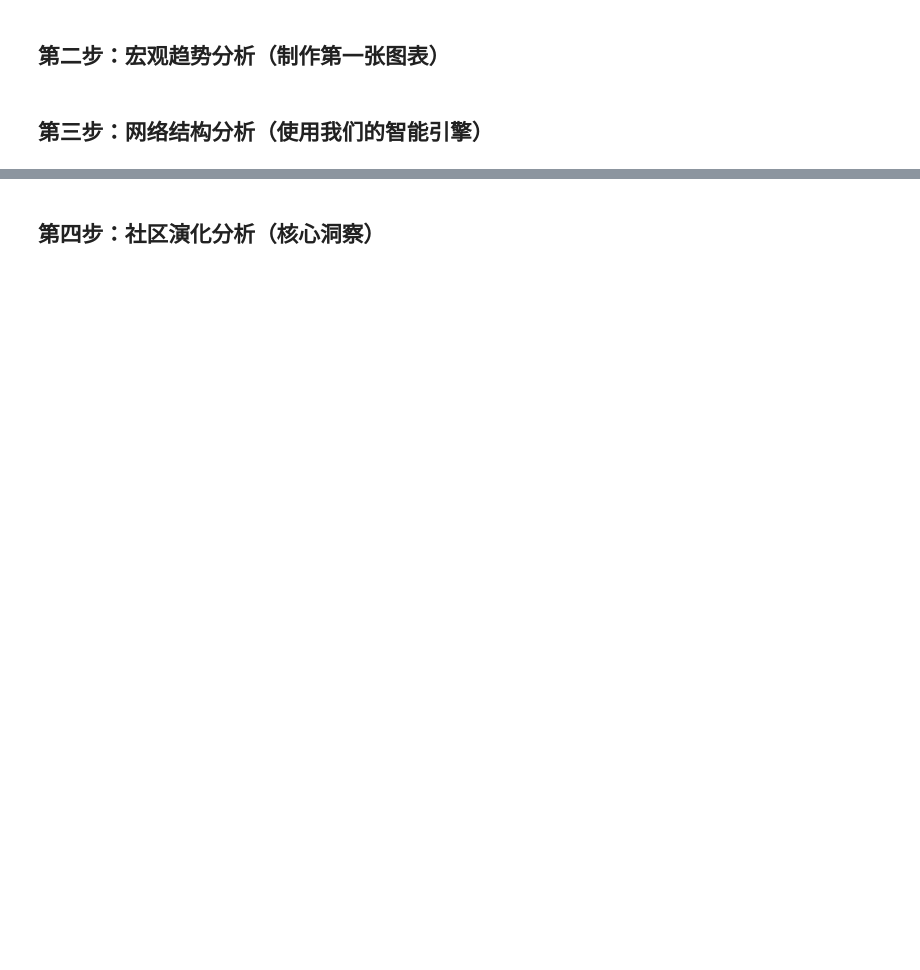
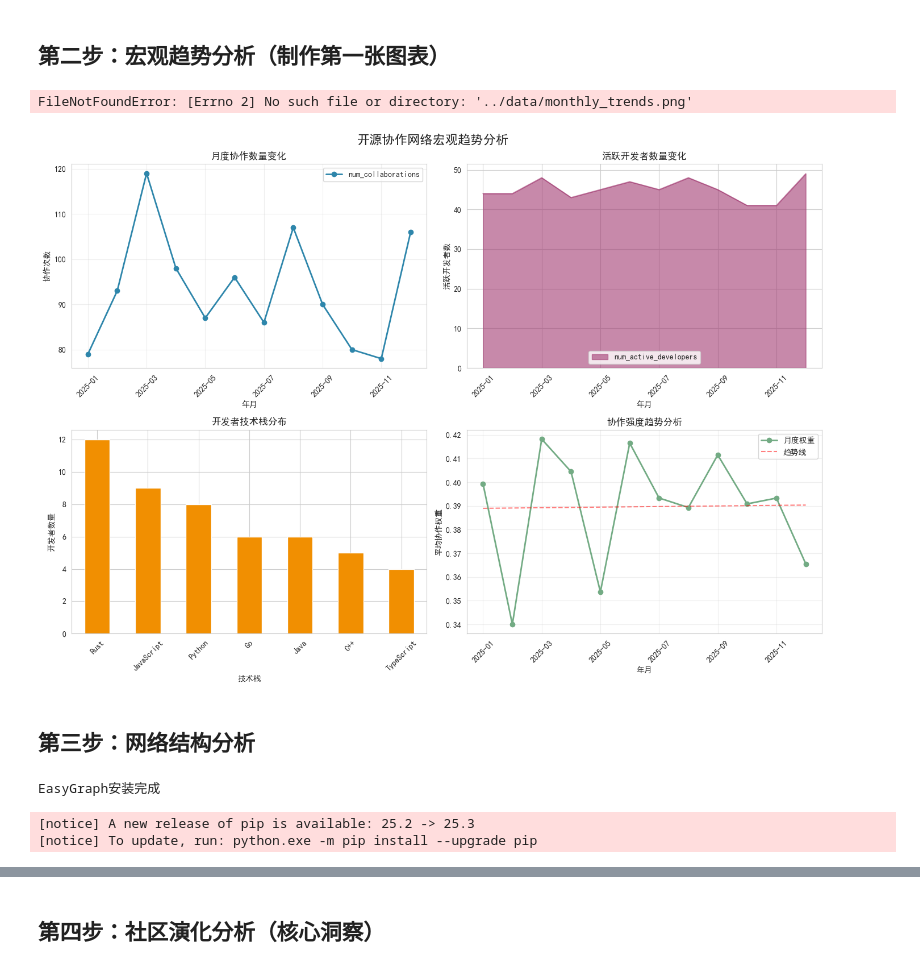
Before and after one commit to perrrseus/OpenSaga, a Jupyter notebook: examples/temporal_analysis.ipynb, the cells around one changed output, grey strips where cells are left out. Saved outputs shown, nothing was run; the diff lists cells and outputs as text; code cells hidden in the pictures; blank space fills up the shorter version.

```diff
--- a/examples/temporal_analysis.ipynb
+++ b/examples/temporal_analysis.ipynb
@@ -30,18 +38,16 @@ print("✅ 环境准备完成")
 # %%
-# 加载已经生成的数据
 print("加载数据文件...")
 
-developers_df = pd.read_csv('../data/developers.csv')
-collab_df = pd.read_csv('../data/collaborations_temporal.csv')
-monthly_df = pd.read_csv('../data/monthly_metrics.csv')
-latest_network_df = pd.read_csv('../data/latest_network.csv')
+developers_df = pd.read_csv('data/developers.csv')
+collab_df = pd.read_csv('data/collaborations_temporal.csv')
+monthly_df = pd.read_csv('data/monthly_metrics.csv')
+latest_network_df = pd.read_csv('data/latest_network.csv')
 
 print(f"✅ 开发者数据: {len(developers_df)} 位开发者")
 print(f"✅ 协作记录: {len(collab_df)} 条时序记录")
 print(f"✅ 月度指标: {len(monthly_df)} 个月份")
 print(f"✅ 最新网络: {len(latest_network_df)} 条边")
 
-# 显示数据预览
 print("\n开发者数据预览:")
 display(developers_df.head())
 
@@ -51,6 +78,16 @@ display(collab_df.head())
 # %% [markdown]
 ## 第二步：宏观趋势分析（制作第一张图表）
 # %%
+import matplotlib.pyplot as plt
+import matplotlib
+
+try:
+    plt.rcParams['font.sans-serif'] = ['SimHei', 'Microsoft YaHei', 'DejaVu Sans']
+    plt.rcParams['axes.unicode_minus'] = False
+    use_chinese = True
+except:
+    use_chinese = False
+
 # 创建第一个可视化：协作活动趋势
 fig, axes = plt.subplots(2, 2, figsize=(14, 10))
 fig.suptitle('开源协作网络宏观趋势分析', fontsize=16, fontweight='bold')
@@ -62,37 +99,60 @@ monthly_df.plot(x='year_month', y='num_collaborations', kind='line',
 ax1.set_title('月度协作数量变化', fontsize=12)
 ax1.set_xlabel('年月')
 ax1.set_ylabel('协作次数')
 ax1.tick_params(axis='x', rotation=45)
 ax1.grid(True, alpha=0.3)
 
 # 2. 活跃开发者数量趋势
 ax2 = axes[0, 1]
 monthly_df.plot(x='year_month', y='num_active_developers', kind='area',
                 alpha=0.6, ax=ax2, color='#A23B72')
 ax2.set_title('活跃开发者数量变化', fontsize=12)
 ax2.set_xlabel('年月')
 ax2.set_ylabel('活跃开发者数')
 ax2.tick_params(axis='x', rotation=45)
 
-# 3. 技术栈分布（条形图）
+# 3. 技术栈分布
 ax3 = axes[1, 0]
 tech_dist = developers_df['primary_tech'].value_counts()
 tech_dist.plot(kind='bar', ax=ax3, color='#F18F01')
 ax3.set_title('开发者技术栈分布', fontsize=12)
 ax3.set_xlabel('技术栈')
 ax3.set_ylabel('开发者数量')
 ax3.tick_params(axis='x', rotation=45)
 
-# 4. 协作权重分布（箱型图）
+# 4. 协作权重分布
 ax4 = axes[1, 1]
-monthly_df['avg_collab_weight'].plot(kind='box', ax=ax4, color='#73AB84')
-ax4.set_title('协作强度（权重）分布', fontsize=12)
-ax4.set_ylabel('平均协作权重')
+
+monthly_df.plot(x='year_month', y='avg_collab_weight',
+                kind='line', marker='o', ax=ax4,
+                color='#73AB84', linewidth=2)
+
+z = np.polyfit(range(len(monthly_df)), monthly_df['avg_collab_weight'], 1)
+p = np.poly1d(z)
+ax4.plot(monthly_df['year_month'], p(range(len(monthly_df))),
+         'r--', alpha=0.5, label='趋势线')
+
+if use_chinese:
+    ax4.set_title('协作强度趋势分析', fontsize=12)
+    ax4.set_xlabel('年月')
+    ax4.set_ylabel('平均协作权重')
+    ax4.legend(['月度权重', '趋势线'])
+else:
+    ax4.set_title('Collaboration Weight Trend', fontsize=12)
+    ax4.set_xlabel('Year-Month')
+    ax4.set_ylabel('Average Weight')
+    ax4.legend(['Monthly Weight', 'Trend Line'])
+
+ax4.tick_params(axis='x', rotation=45)
+ax4.grid(True, alpha=0.3)
 
 plt.tight_layout()
 plt.savefig('../data/monthly_trends.png', dpi=300, bbox_inches='tight')
 plt.show()
 
 print("✅ 已生成宏观趋势分析图表，保存为 data/monthly_trends.png")
+# %% [output]
+FileNotFoundError: [Errno 2] No such file or directory: '../data/monthly_trends.png'
+[figure, added]
 # %% [markdown]
-## 第三步：网络结构分析（使用我们的智能引擎）
+## 第三步：网络结构分析
@@ -106,0 +159,7 @@ print(f"当前使用引擎: {engine_info['backend']} (版本: {engine_info['vers
+# %%
+!pip install easygraph -q
+print("EasyGraph安装完成")
+# %% [output]
+EasyGraph安装完成
+[notice] A new release of pip is available: 25.2 -> 25.3
+[notice] To update, run: python.exe -m pip install --upgrade pip
```
Also changed, not shown: parts of 15 cells of this notebook.
